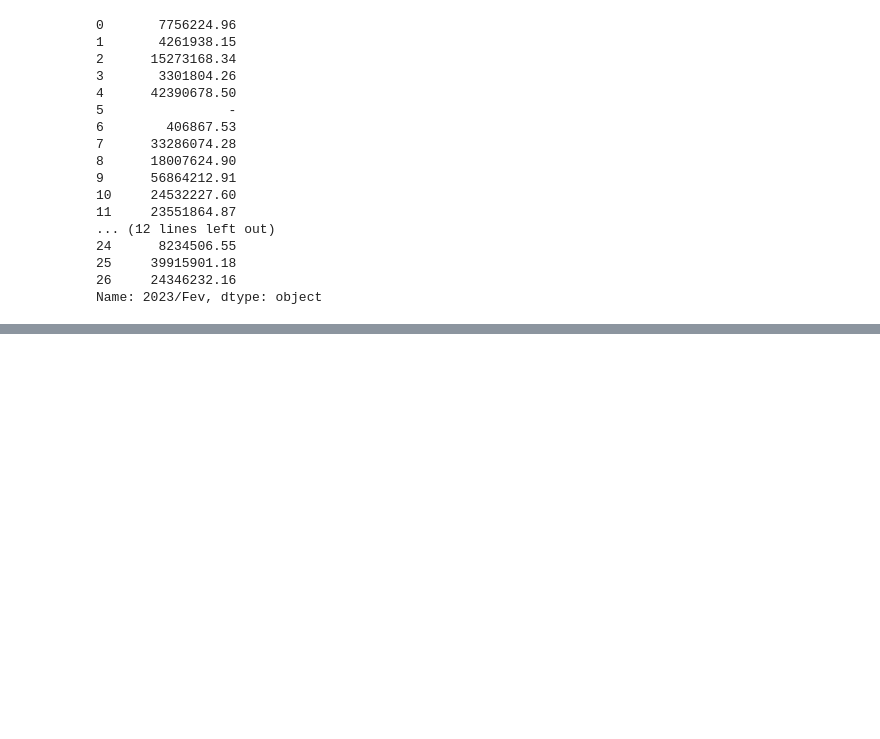
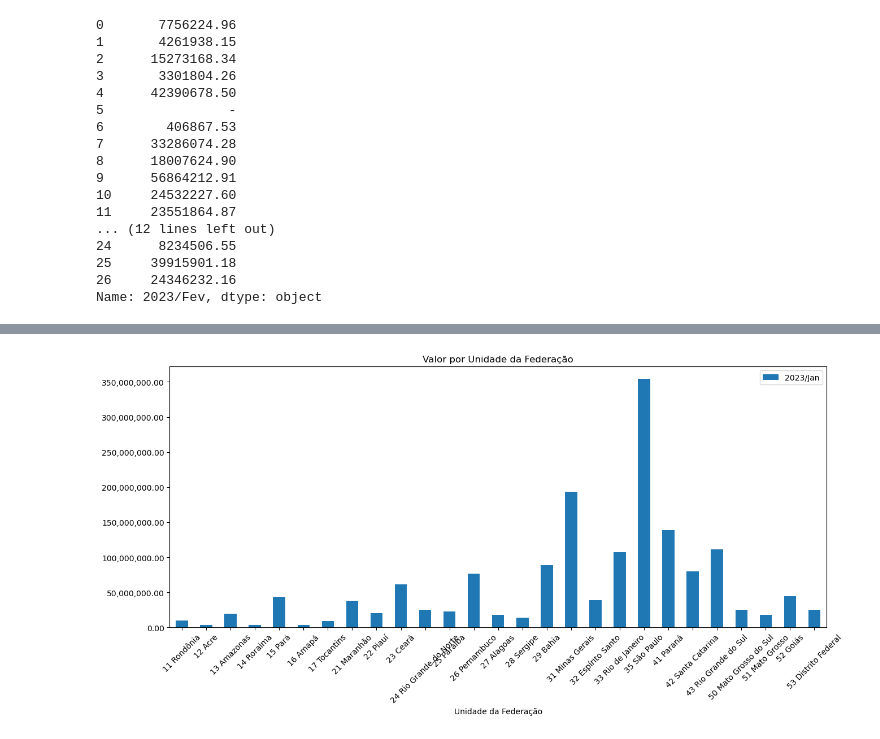
Before and after one commit to polizelr/pos_data_analytics_fiap, a Jupyter notebook: Fase 1 - Data analysis and exploration/Análise exploratória de dados/Produção_Hospitalar.ipynb, the cells around one changed output, grey strips where cells are left out. Saved outputs shown, nothing was run; the diff lists cells and outputs as text; code cells hidden in the pictures; blank space fills up the shorter version.

Commit message:
Aula 2 - Primeiras Visualizações de Dados

```diff
--- a/Fase 1 - Data analysis and exploration/Análise exploratória de dados/Produção_Hospitalar.ipynb
+++ b/Fase 1 - Data analysis and exploration/Análise exploratória de dados/Produção_Hospitalar.ipynb
@@ -95,0 +117,11 @@ Name: 2023/Fev, dtype: object
+# %%
+import matplotlib.ticker as ticker
+import matplotlib.pyplot as plt
+
+axis = dados.plot(x="Unidade da Federação", y="2023/Jan", kind="bar", figsize=(15,6), rot = 45)
+axis.yaxis.set_major_formatter(ticker.StrMethodFormatter("{x:,.2f}"))
+
+plt.title("Valor por Unidade da Federação")
+plt.show()
+# %% [output]
+[figure, added]
```
Also changed, not shown: parts of 1 cell of this notebook.
